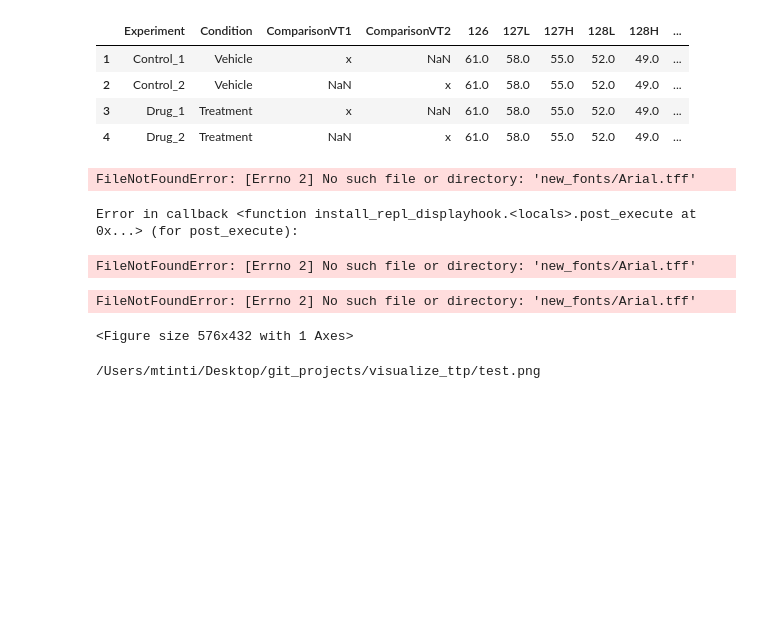
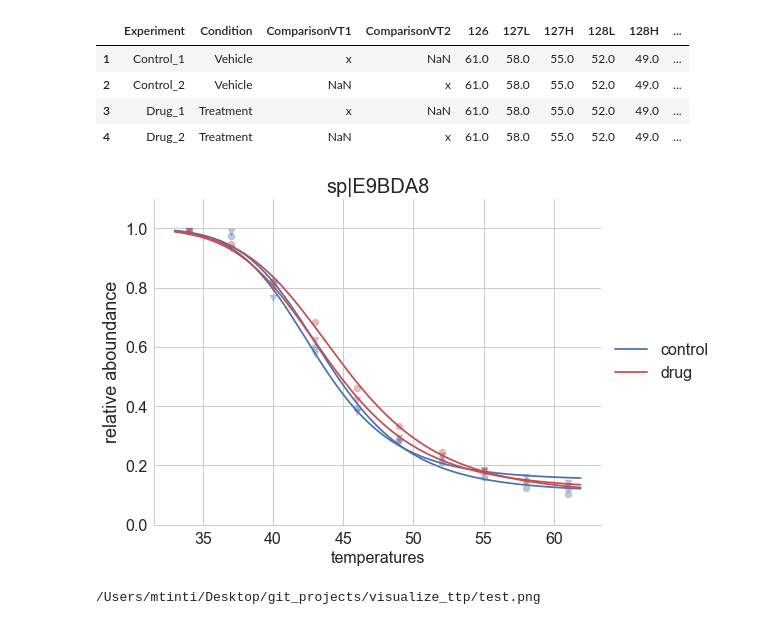
Before and after one commit to mtinti/tpp_visualization, a Jupyter notebook: visualize_protein.ipynb, the cells around one changed output. Saved outputs shown, nothing was run; the diff lists cells and outputs as text; code cells hidden in the pictures; blank space fills up the shorter version.

Commit message:
fix font name

```diff
--- a/visualize_protein.ipynb
+++ b/visualize_protein.ipynb
@@ -244,41 +244,37 @@ ax.scatter(
 
 ax.plot(
         temperatures_fit,
         sigmoid(df_data.loc[prot][params_control_2],temperatures_fit),c='b',label='control')
 
 ax.scatter(
         temperatures,
         df_data.loc[prot][drug_1].values,c='r',marker='o', alpha=0.4)
 
 ax.plot(
         temperatures_fit,
         sigmoid(df_data.loc[prot][params_drug_1],temperatures_fit),c='r')
 
 ax.scatter(
         temperatures,
         df_data.loc[prot][drug_2].values,c='r',marker='v', alpha=0.4)
 
 ax.plot(
         temperatures_fit,
         sigmoid(df_data.loc[prot][params_drug_2],temperatures_fit),c='r',label='drug')
 
 plt.tick_params(axis='both', which='major', labelsize=16)
 plt.ylim(0,1.1)
 plt.title(prot,size=20)
-prop = fm.FontProperties(fname='new_fonts/Arial.tff')
-fname = 'Arial'
-plt.xlabel('temperatures',fontproperties=prop, size=16)
+#prop = fm.FontProperties(fname='new_fonts/Arial.tff')
+#fname = 'Arial'
+plt.xlabel('temperatures', fontname='Arial', size=16)
 plt.ylabel('relative aboundance',size=18)
 sns.despine()
 plt.legend(loc='center left', bbox_to_anchor=(1, 0.5), prop={'size': 16})
 plt.savefig('test.png')
 plt.savefig('test.svg')
 # %% [output]
-FileNotFoundError: [Errno 2] No such file or directory: 'new_fonts/Arial.tff'
-Error in callback <function install_repl_displayhook.<locals>.post_execute at 0x...> (for post_execute):
-FileNotFoundError: [Errno 2] No such file or directory: 'new_fonts/Arial.tff'
-FileNotFoundError: [Errno 2] No such file or directory: 'new_fonts/Arial.tff'
-<Figure size 576x432 with 1 Axes>
+[figure, added]
 # %%
 from IPython.display import FileLink
 FileLink('test.png')
```
Also changed, not shown: 1 other file.
